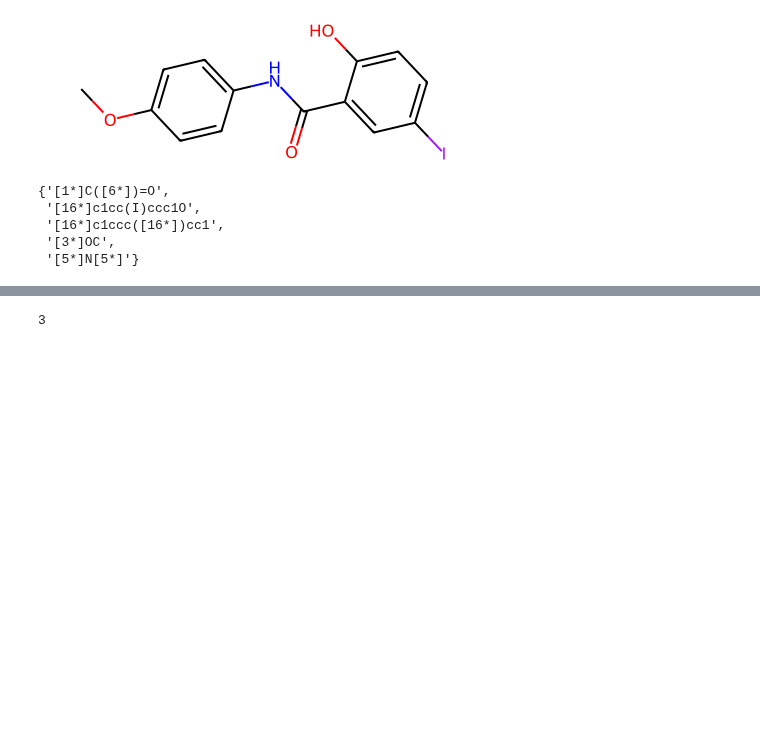
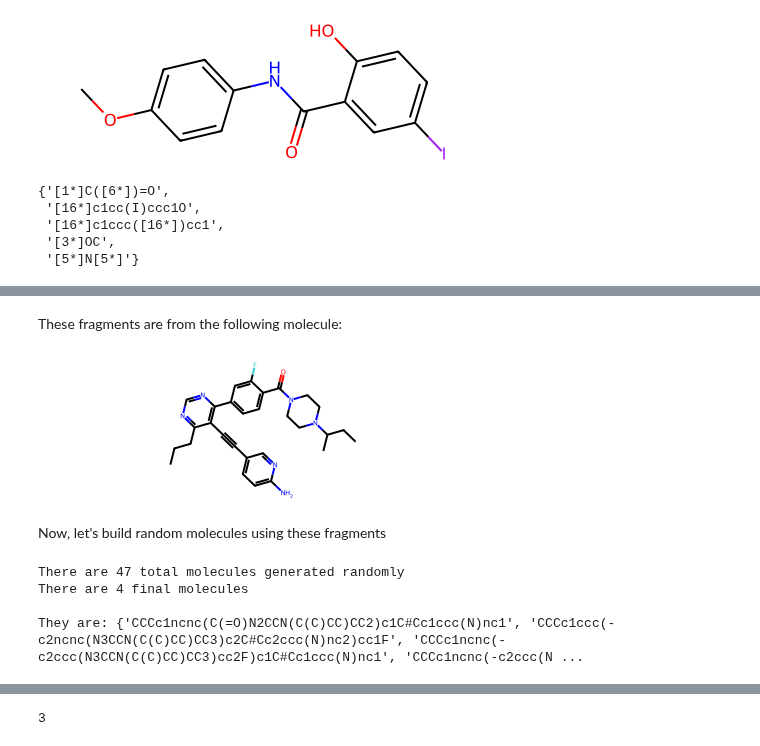
Before and after one commit to ganesh7shahane/useful_cheminformatics, a Jupyter notebook: 12_Molecule_Fragmentation.ipynb, the cells around one changed output, grey strips where cells are left out. Saved outputs shown, nothing was run; the diff lists cells and outputs as text; code cells hidden in the pictures; blank space fills up the shorter version.

```diff
--- a/12_Molecule_Fragmentation.ipynb
+++ b/12_Molecule_Fragmentation.ipynb
@@ -37,0 +138,9 @@ all_frags = set()
+# %% [markdown]
+These fragments are from the following molecule:
+# %%
+first_mol = df['SMILES'][0]
+Chem.MolFromSmiles(first_mol)
+# %% [output]
+[figure, added]
+# %% [markdown]
+Now, let's build random molecules using these fragments
@@ -37,0 +154,22 @@ all_frags = set()
+# %%
+for a,b in enumerate(ms):
+
+    #store the initial molecules
+    initial_molecules.append(Chem.MolToSmiles(b))
+
+    #store those molecules that are similar to the first molecule in the dataframe
+    if similarity(Chem.MolToSmiles(b), df['SMILES'][0]).tanimoto_similarity() > 0.7:
+        final_molecules.append(Chem.MolToSmiles(b))
+
+#Remove duplicates from the list by converting to sets:
+initial_molecules = set(initial_molecules)
+final_molecules = set(final_molecules)
+
+print(f"There are {len(initial_molecules)} total molecules generated randomly")
+print(f"There are {len(final_molecules)} final molecules \n")
+print(f"They are: {final_molecules}")
+# %% [output]
+There are 47 total molecules generated randomly
+There are 4 final molecules
+
+They are: {'CCCc1ncnc(C(=O)N2CCN(C(C)CC)CC2)c1C#Cc1ccc(N)nc1', 'CCCc1ccc(-c2ncnc(N3CCN(C(C)CC)CC3)c2C#Cc2ccc(N)nc2)cc1F', 'CCCc1ncnc(-c2ccc(N3CCN(C(C)CC)CC3)cc2F)c1C#Cc1ccc(N)nc1', 'CCCc1ncnc(-c2ccc(N ...
```
Also changed, not shown: parts of 24 cells of this notebook, 2 other files.
